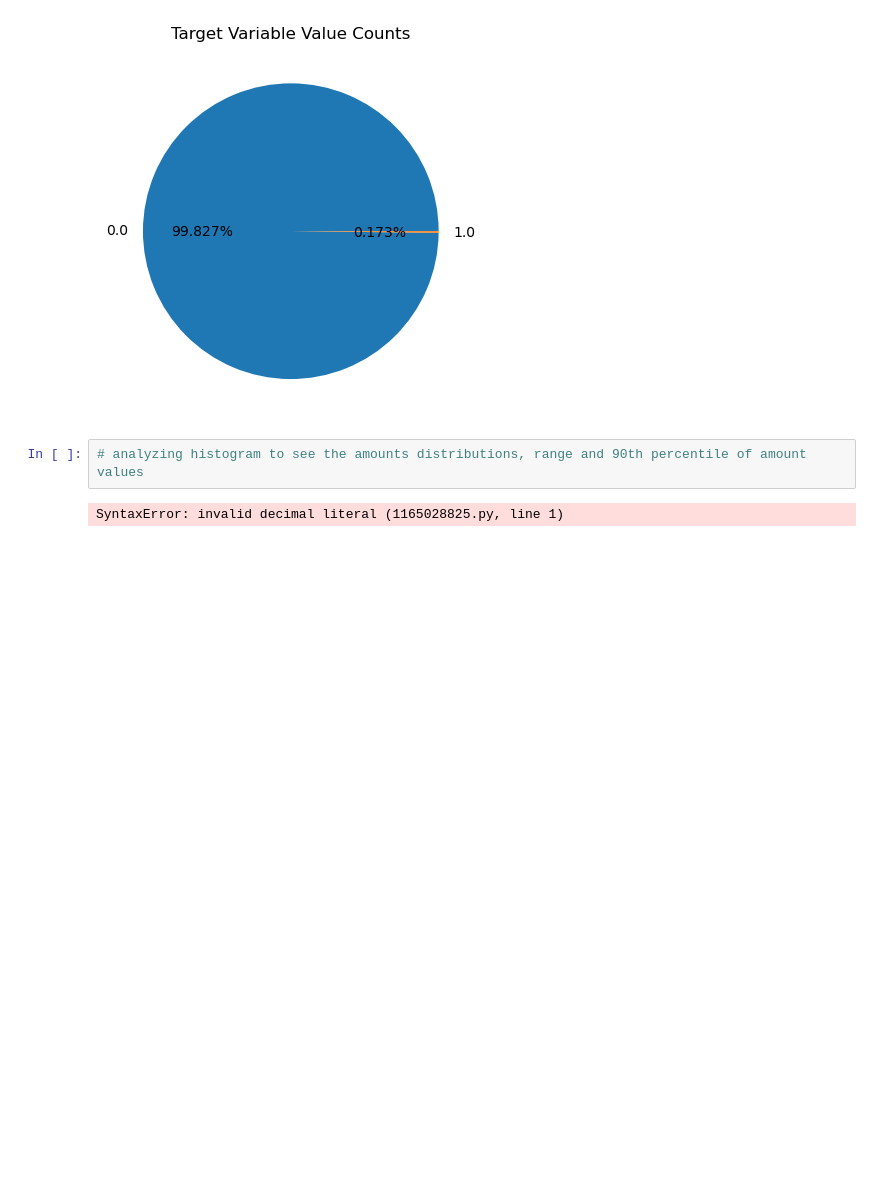
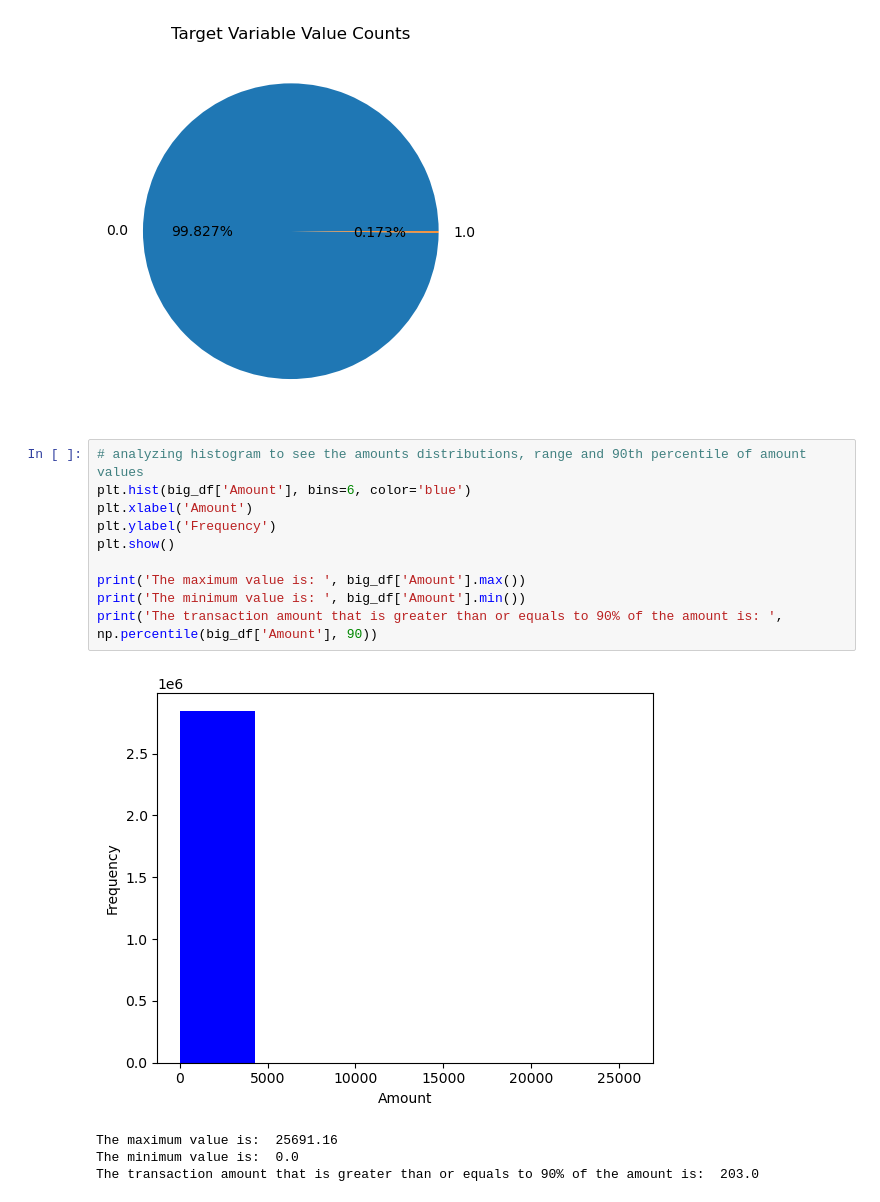
Before and after one commit to joneshshrestha/machine-learning-python, a Jupyter notebook: Classification/fraud-detection/credit-card-fraud-detection.ipynb, the cells around one changed output. Cells and saved outputs as stored; diff of their text form; blank space fills up the shorter version.

```diff
--- a/Classification/fraud-detection/credit-card-fraud-detection.ipynb
+++ b/Classification/fraud-detection/credit-card-fraud-detection.ipynb
@@ -80,5 +80,16 @@ plt.show()
 [figure]
 # %%
 # analyzing histogram to see the amounts distributions, range and 90th percentile of amount values
+plt.hist(big_df['Amount'], bins=6, color='blue')
+plt.xlabel('Amount')
+plt.ylabel('Frequency')
+plt.show()
+
+print('The maximum value is: ', big_df['Amount'].max())
+print('The minimum value is: ', big_df['Amount'].min())
+print('The transaction amount that is greater than or equals to 90% of the amount is: ', np.percentile(big_df['Amount'], 90))
 # %% [output]
+[figure, added]
-SyntaxError: invalid decimal literal (1165028825.py, line 1)
+The maximum value is:  25691.16
+The minimum value is:  0.0
+The transaction amount that is greater than or equals to 90% of the amount is:  203.0
```
Also changed, not shown: parts of 5 cells of this notebook, 3 other files.
